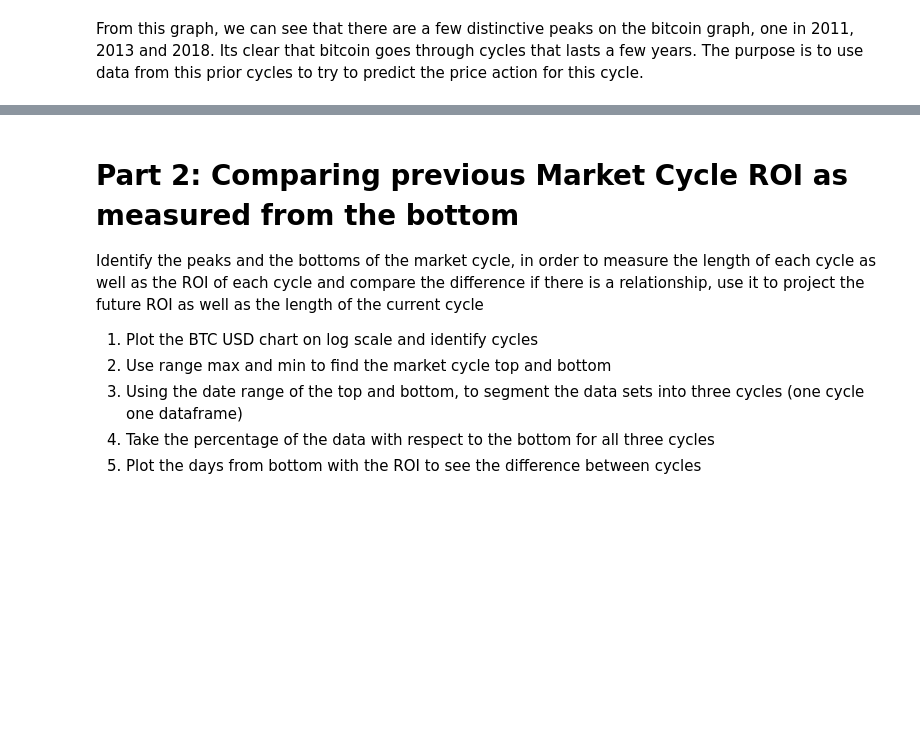
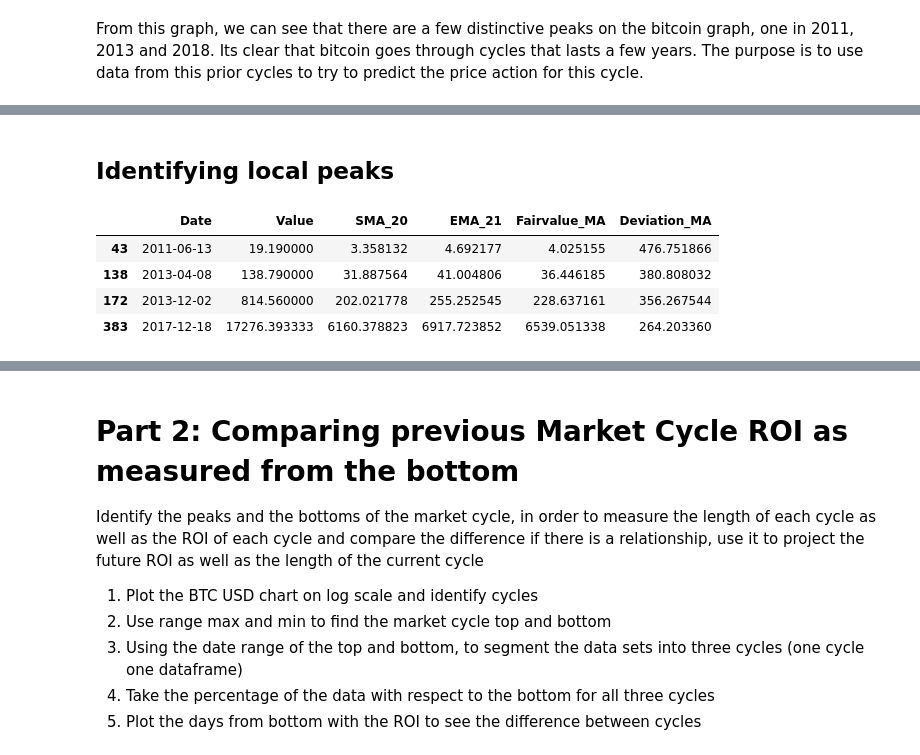
Before and after one commit to AvranWong/bitcoin_historical_movements, a Jupyter notebook: macroeconmic_indicators_bitcoin.ipynb, the cells around one changed output, grey strips where cells are left out. Cells and saved outputs as stored; diff of their text form; code cells hidden in the pictures; blank space fills up the shorter version.

```diff
--- a/macroeconmic_indicators_bitcoin.ipynb
+++ b/macroeconmic_indicators_bitcoin.ipynb
@@ -168,0 +176,18 @@ plt.axhline(y=100, color='r', linestyle='-')
+# %% [markdown]
+## Identifying local peaks
+# %%
+# Identifying peaks in deviation, previously identified as cycle tops. Manually labeled
+d = weekly_data.loc[(weekly_data["Date"] == "2011-06-13")]
+e =weekly_data.loc[(weekly_data["Date"] == "2013-04-08")]
+f = weekly_data.loc[(weekly_data["Date"] == "2013-12-02")]
+g = weekly_data.loc[(weekly_data["Date"] == "2017-12-18")]
+data =[d,e,f,g]
+localpeak = pd.DataFrame(columns=['Date', 'Value'])
+localpeak = pd.concat(data)
+localpeak.head()
+# %% [output]
+|  | Date | Value | SMA_20 | EMA_21 | Fairvalue_MA | Deviation_MA |
+| 43 | 2011-06-13 | 19.190000 | 3.358132 | 4.692177 | 4.025155 | 476.751866 |
+| 138 | 2013-04-08 | 138.790000 | 31.887564 | 41.004806 | 36.446185 | 380.808032 |
+| 172 | 2013-12-02 | 814.560000 | 202.021778 | 255.252545 | 228.637161 | 356.267544 |
+| 383 | 2017-12-18 | 17276.393333 | 6160.378823 | 6917.723852 | 6539.051338 | 264.203360 |
```
Also changed, not shown: parts of 27 cells of this notebook.
